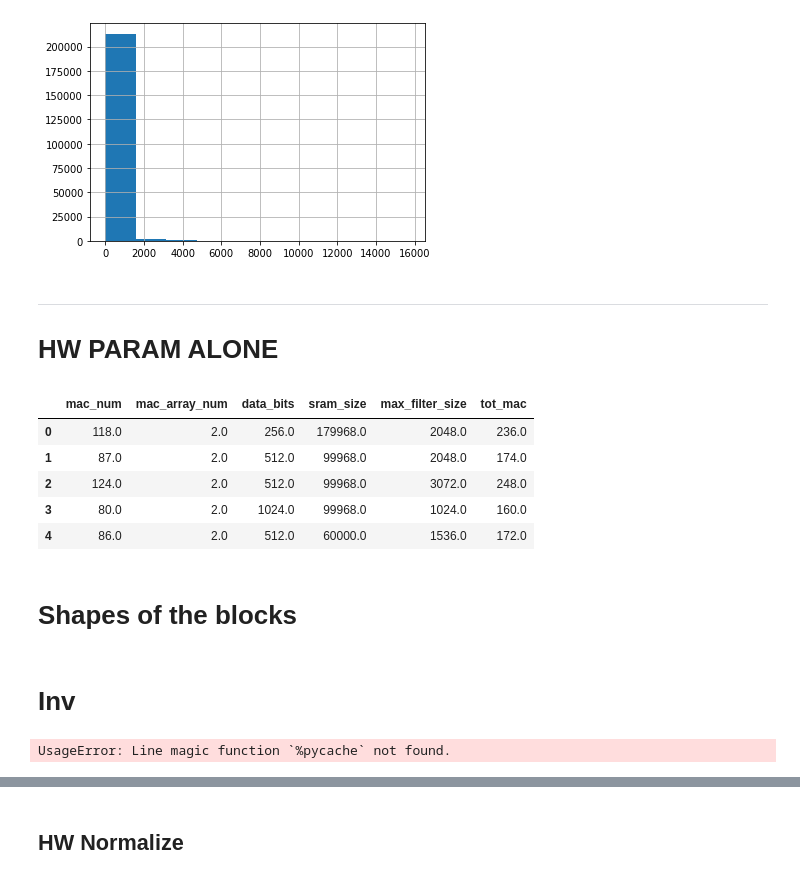
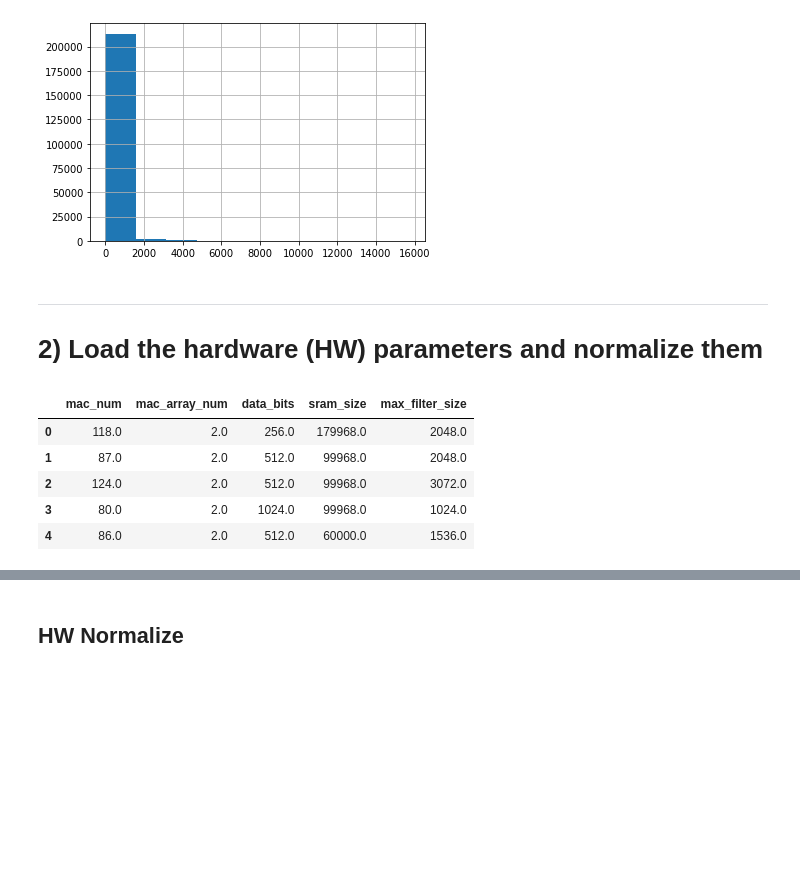
Before and after one commit to RoxaneFis/single-path-nas, a Jupyter notebook: HAS/treatment_multiple_inputs.ipynb, the cells around one changed output, grey strips where cells are left out. Cells and saved outputs as stored; diff of their text form; code cells hidden in the pictures; blank space fills up the shorter version.

```diff
--- a/HAS/treatment_multiple_inputs.ipynb
+++ b/HAS/treatment_multiple_inputs.ipynb
@@ -165,23 +173,21 @@ train_hw["total_power"].hist()
 # %% [output]
 <matplotlib.axes._subplots.AxesSubplot at 0x...>
 [figure]
-# %% [markdown]
---------
-# HW PARAM ALONE
+# %% [markdown]
+--------
+# 2) Load the hardware (HW) parameters and normalize them
 # %%
 X_train_hw_param  = train_hw[['mac_num', 'mac_array_num', 'data_bits', 'sram_size', 'max_filter_size']]
-X_train_hw_param['tot_mac'] = X_train_hw_param['mac_num']*X_train_hw_param['mac_array_num']
+#X_train_hw_param['tot_mac'] = X_train_hw_param['mac_num']*X_train_hw_param['mac_array_num']
 
 X_val_hw_param  = val_hw[['mac_num', 'mac_array_num', 'data_bits', 'sram_size', 'max_filter_size']]
-X_val_hw_param['tot_mac'] = X_val_hw_param['mac_num']*X_val_hw_param['mac_array_num']
+#X_val_hw_param['tot_mac'] = X_val_hw_param['mac_num']*X_val_hw_param['mac_array_num']
 
 X_train_hw_param.head()
 # %% [output]
-|  | mac_num | mac_array_num | data_bits | sram_size | max_filter_size | tot_mac |
-| 0 | 118.0 | 2.0 | 256.0 | 179968.0 | 2048.0 | 236.0 |
-| 1 | 87.0 | 2.0 | 512.0 | 99968.0 | 2048.0 | 174.0 |
-| 2 | 124.0 | 2.0 | 512.0 | 99968.0 | 3072.0 | 248.0 |
-| 3 | 80.0 | 2.0 | 1024.0 | 99968.0 | 1024.0 | 160.0 |
-| 4 | 86.0 | 2.0 | 512.0 | 60000.0 | 1536.0 | 172.0 |
+|  | mac_num | mac_array_num | data_bits | sram_size | max_filter_size |
+| 0 | 118.0 | 2.0 | 256.0 | 179968.0 | 2048.0 |
+| 1 | 87.0 | 2.0 | 512.0 | 99968.0 | 2048.0 |
+| 2 | 124.0 | 2.0 | 512.0 | 99968.0 | 3072.0 |
+| 3 | 80.0 | 2.0 | 1024.0 | 99968.0 | 1024.0 |
+| 4 | 86.0 | 2.0 | 512.0 | 60000.0 | 1536.0 |
-# %% [markdown]
-# Shapes of the blocks
@@ -191,33 +193,0 @@ X_val_shape = np.array(val["nb_blocks"])
-# %% [markdown]
-# Inv
-# %%
-%pycache
-def inv(x):
-    return 1/(1+x)
-
-
-if inversed :
-#nb_hw_param = 6
-    nb_hw_param = 12
-    X_train_hw_param['1/mac_num'] = X_train_hw_param['mac_num'].progress_apply(lambda x : inv(x))
-    X_train_hw_param['1/mac_array_num'] = X_train_hw_param['mac_array_num'].progress_apply(lambda x : inv(x))
-    X_train_hw_param['1/data_bits'] = X_train_hw_param['data_bits'].progress_apply(lambda x : inv(x))
-    X_train_hw_param['1/sram_size'] = X_train_hw_param['sram_size'].progress_apply(lambda x : inv(x))
-    X_train_hw_param['1/max_filter_size'] = X_train_hw_param['max_filter_size'].progress_apply(lambda x : inv(x))
-    X_train_hw_param['1/tot_mac'] = X_train_hw_param['tot_mac'].progress_apply(lambda x : inv(x))
-
-
-    X_val_hw_param['1/mac_num'] = X_val_hw_param['mac_num'].progress_apply(lambda x : inv(x))
-    X_val_hw_param['1/mac_array_num'] = X_val_hw_param['mac_array_num'].progress_apply(lambda x : inv(x))
-    X_val_hw_param['1/data_bits'] = X_val_hw_param['data_bits'].progress_apply(lambda x : inv(x))
-    X_val_hw_param['1/sram_size'] = X_val_hw_param['sram_size'].progress_apply(lambda x : inv(x))
-    X_val_hw_param['1/max_filter_size'] = X_val_hw_param['max_filter_size'].progress_apply(lambda x : inv(x))
-    X_val_hw_param['1/tot_mac'] = X_val_hw_param['tot_mac'].progress_apply(lambda x : inv(x))
-
-# if only_inversed :
-#     nb_hw_param = 6
-#     inv = ['1/mac_num','1/mac_array_num','1/data_bits','1/sram_size','1/max_filter_size','1/tot_mac']
-#     X_train_hw_param =X_train_hw_param.loc[:, inv]
-#     X_val_hw_param =X_val_hw_param.loc[:, inv]
-# %% [output]
-UsageError: Line magic function `%pycache` not found.
```
Also changed, not shown: parts of 136 cells of this notebook, 16 other files.
